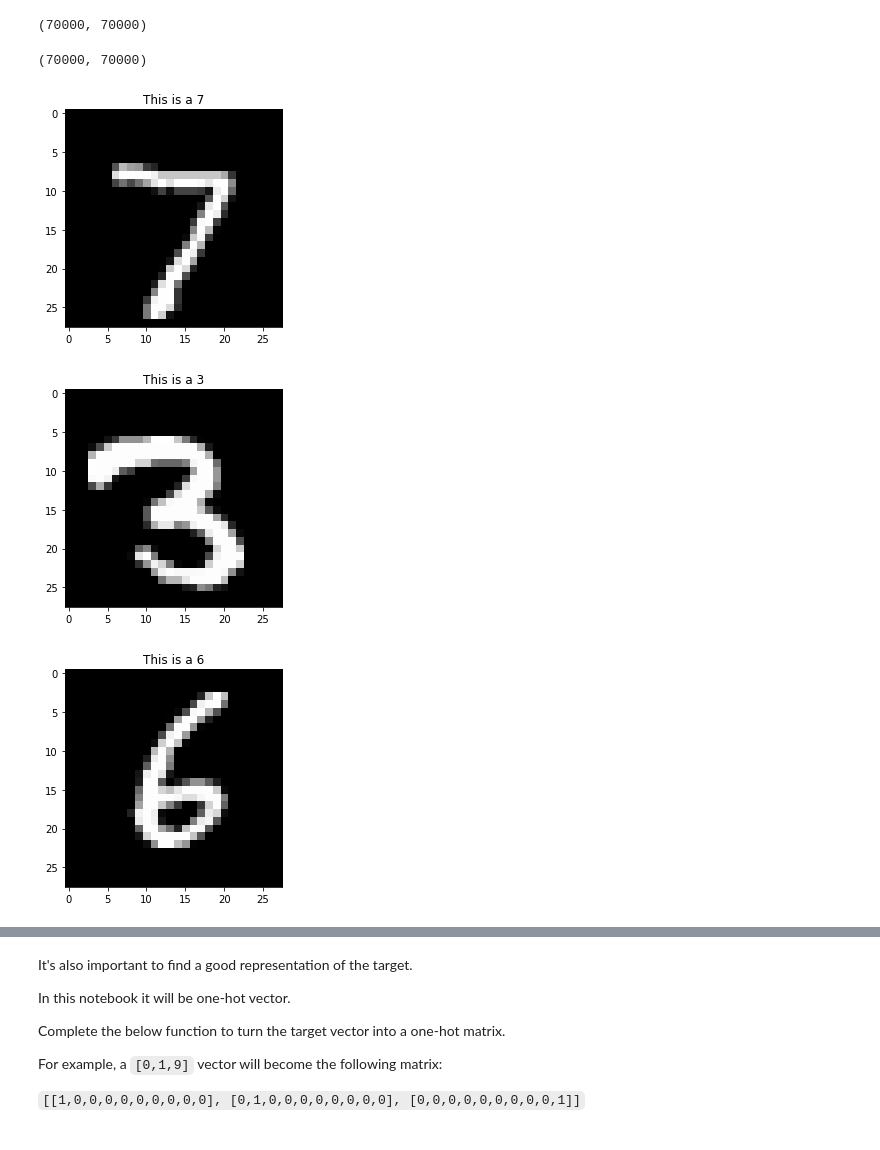
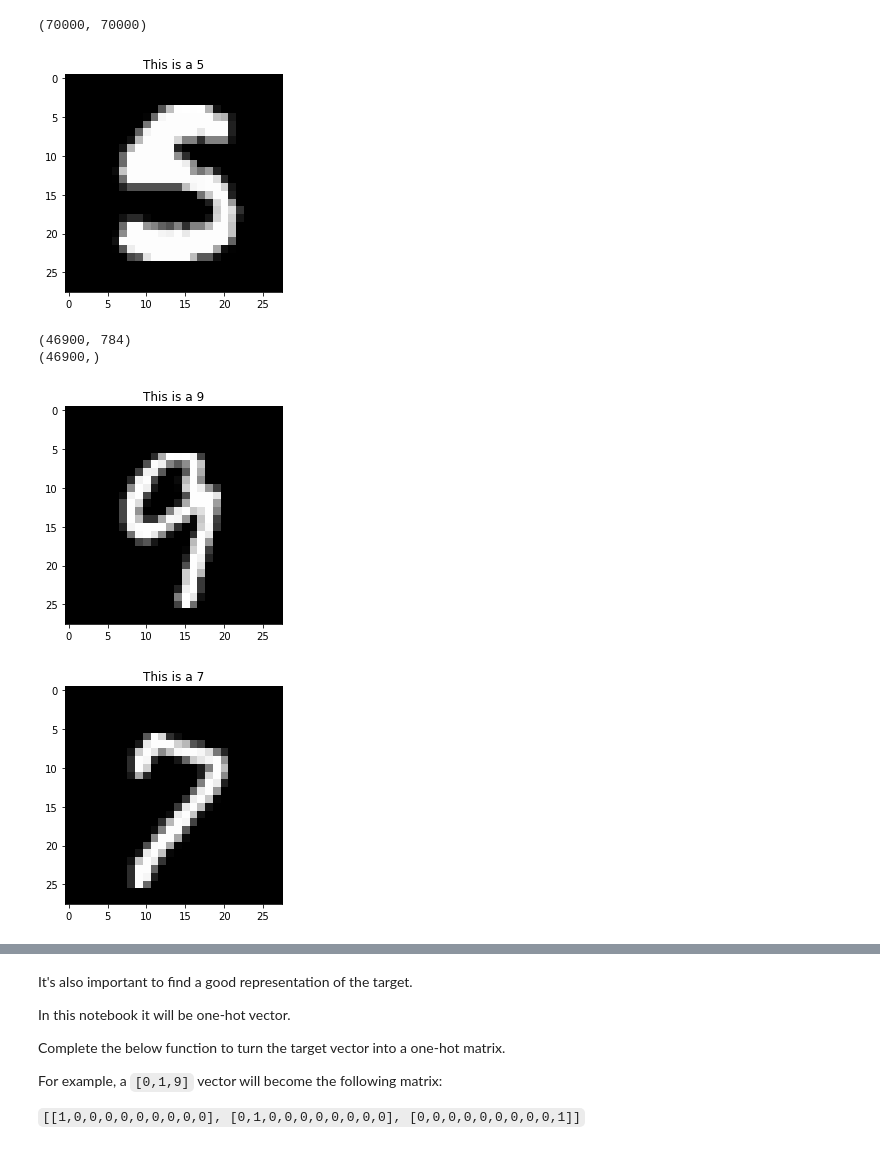
Before and after one commit to DL-ECE/tp-1-deeplearningbasics-GuilhemCouvin17, a Jupyter notebook: rapport.ipynb, the cells around one changed output, grey strips where cells are left out. Cells and saved outputs as stored; diff of their text form; code cells hidden in the pictures.

```diff
--- a/rapport.ipynb
+++ b/rapport.ipynb
@@ -82,17 +61,16 @@ print(data_length(mnist_data,mnist_target))
 # %%
 # Let's look at on image from this dataset
 def plot_one_image(dataset: np.array, target: np.array, image_index: int):
     """Function to plot the image at the given index."""
     image = dataset[image_index].reshape(28,28)
     target = target[image_index]
     plt.imshow(image, cmap='gray')
     plt.title(f"This is a {target}")
 
 
-plot_one_image(mnist_data, mnist_target ,60000)
+plot_one_image(mnist_data, mnist_target ,1997)
 # %% [output]
-(70000, 70000)
-[figure, old version]
+[figure, new version]
 # %%
 
 # In a similar fashion to classical machine learning, we will create a test split to known if the neural network is learning well.
@@ -106,14 +84,20 @@ X_test_length, y_test_length = data_length(X_test, y_test)
 
 assert X_train_length == y_train_length and X_train_length == 46900
 assert X_test_length == y_test_length and X_test_length == 23100
+
+print(X_train.shape)
+print(y_train.shape)
+# %% [output]
+(46900, 784)
+(46900,)
 # %%
-plot_one_image(X_train, y_train , 120)
+plot_one_image(X_train, y_train ,55)
 # %% [output]
-[figure, old version]
+[figure, new version]
 # %%
-plot_one_image(X_test, y_test , 250)
+plot_one_image(X_test, y_test , 999)
 # %% [output]
-[figure, old version]
+[figure, new version]
 # %%
 # It's important to normalize the data before feeding it into the neural network
 def normalize_data(dataset: np.array) -> np.array:
```
Also changed, not shown: parts of 15 cells of this notebook.
